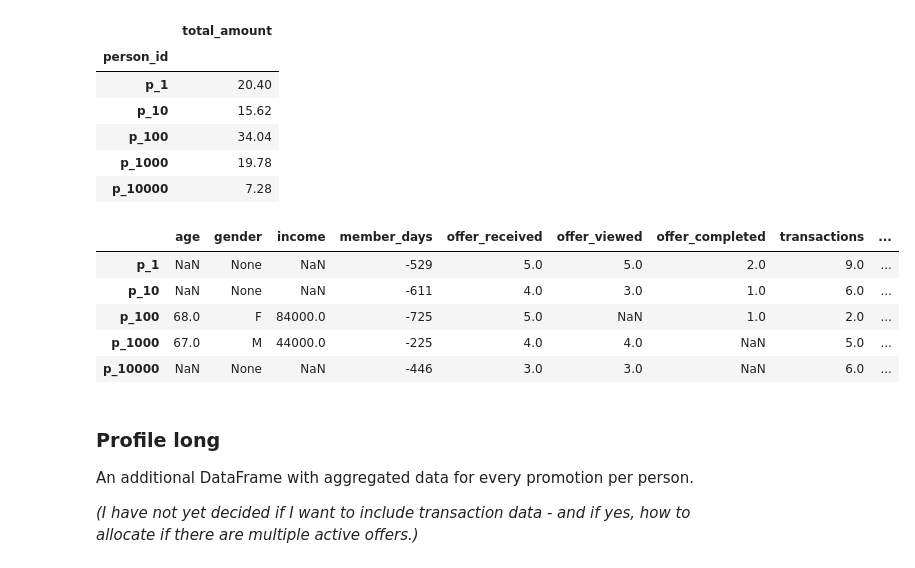
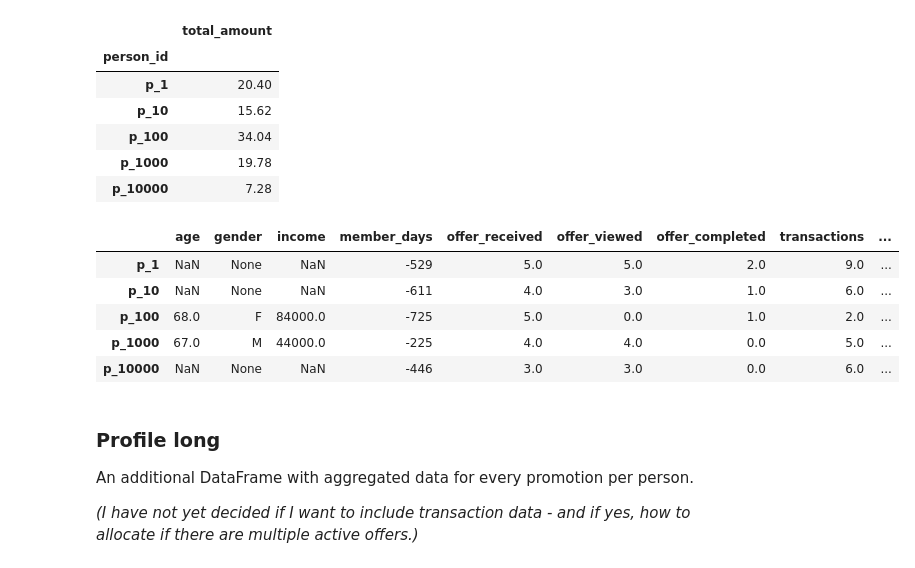
Before and after one commit to rbuerki/segmentation-challenge-starbucks, a Jupyter notebook: 1-data_prep.ipynb, the cells around one changed output. Saved outputs shown, nothing was run; the diff lists cells and outputs as text; code cells hidden in the pictures.

Commit message:
BUG: eliminate NaN in profile files

```diff
--- a/1-data_prep.ipynb
+++ b/1-data_prep.ipynb
@@ -688,22 +688,23 @@ display(amount_grouped.head())
 # %%
 # add to profile
 profile_extended = pd.concat([profile, promo_grouped, amount_grouped], axis=1, sort=True)
 
 # safety-check
 assert len(profile_extended.columns) == len(profile.columns) + len(promo_grouped.columns) + len(amount_grouped.columns)
 
 # add one last column: mean transaction amount
 profile_extended['mean_amount'] = profile_extended['total_amount'] / profile_extended['transactions']
 
-# check results
+# eliminate NaN in aggregated data and check results
+profile_extended.iloc[: , 4:] = profile_extended.iloc[: , 4:].fillna(value=0.0)
 profile_extended.head()
 # %% [output]
 |  | age | gender | income | member_days | offer_received | offer_viewed | offer_completed | transactions | ... |
 | p_1 | NaN | None | NaN | -529 | 5.0 | 5.0 | 2.0 | 9.0 | ... |
 | p_10 | NaN | None | NaN | -611 | 4.0 | 3.0 | 1.0 | 6.0 | ... |
-| p_100 | 68.0 | F | 84000.0 | -725 | 5.0 | NaN | 1.0 | 2.0 | ... |
-| p_1000 | 67.0 | M | 44000.0 | -225 | 4.0 | 4.0 | NaN | 5.0 | ... |
-| p_10000 | NaN | None | NaN | -446 | 3.0 | 3.0 | NaN | 6.0 | ... |
+| p_100 | 68.0 | F | 84000.0 | -725 | 5.0 | 0.0 | 1.0 | 2.0 | ... |
+| p_1000 | 67.0 | M | 44000.0 | -225 | 4.0 | 4.0 | 0.0 | 5.0 | ... |
+| p_10000 | NaN | None | NaN | -446 | 3.0 | 3.0 | 0.0 | 6.0 | ... |
 # %% [markdown]
 ### Profile long
 
```
Also changed, not shown: parts of 7 cells of this notebook, 3 other files.
